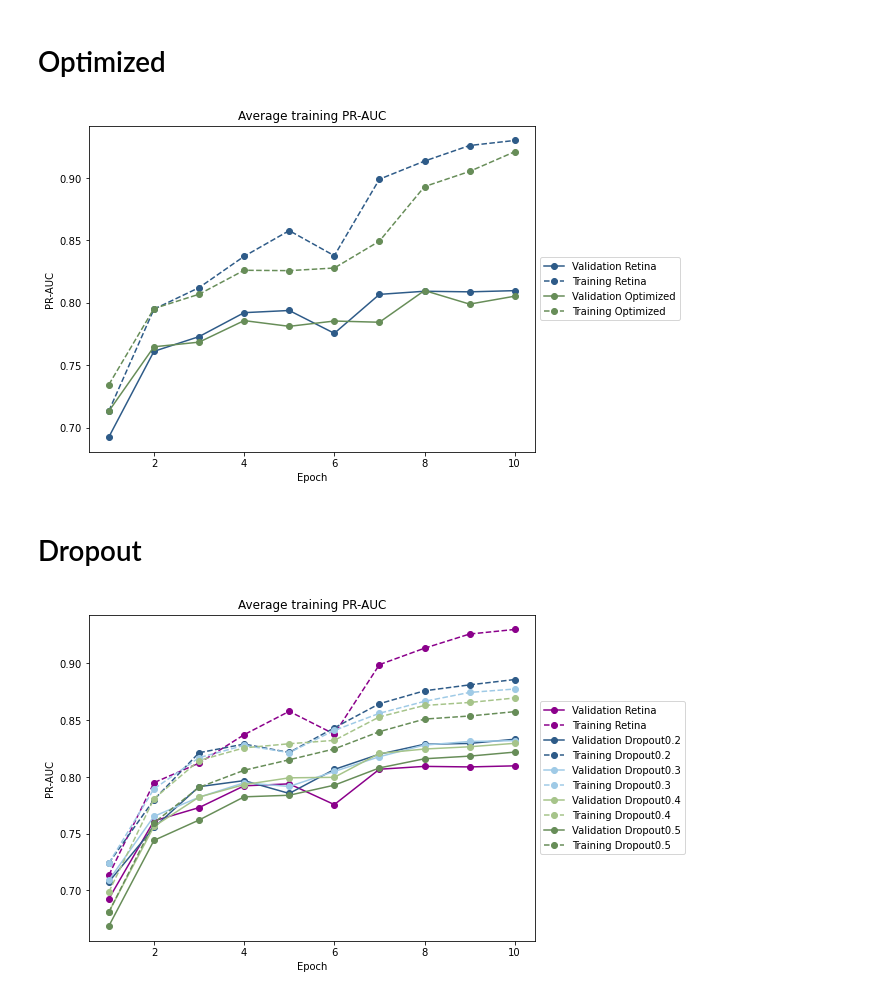
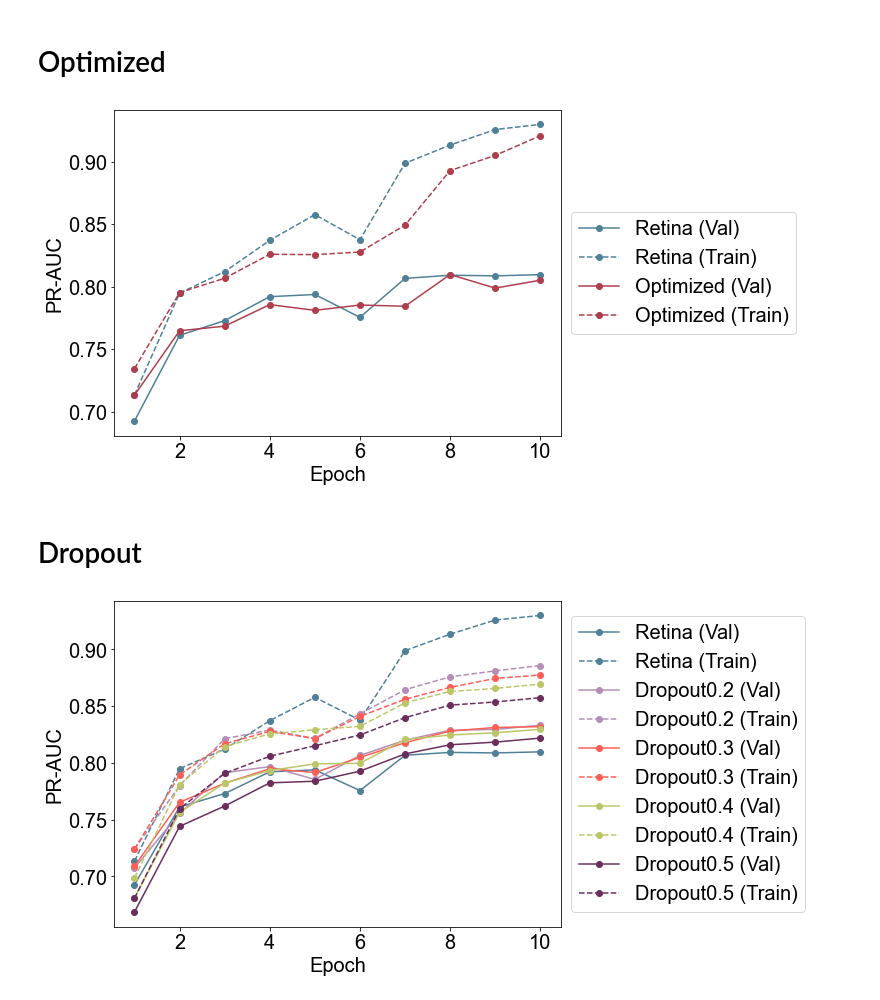
Before and after one commit to tabeariepe/Retina-SpliceAI, a Jupyter notebook: figures_and_tables/PR_AUC_plots.ipynb, the cells around one changed output. Drawn from its saved outputs; the diff is of its cells as text; code cells hidden in the pictures.

```diff
--- a/figures_and_tables/PR_AUC_plots.ipynb
+++ b/figures_and_tables/PR_AUC_plots.ipynb
@@ -54,8 +54,8 @@ def plot_metric(acceptor_val, donor_val, acceptor_train, donor_train, model_num,
     validation = [(x + y) / 2 for x, y in zip(acceptor_val, donor_val)]
     training = [(x + y) / 2 for x, y in zip(acceptor_train, donor_train)]
 
-    ax.plot(x, validation, label='Validation ' + str(model_num), color=color, marker='o')
-    ax.plot(x, training, label='Training ' + str(model_num), color=color, marker='o', linestyle='dashed')
+    ax.plot(x, validation, label=str(model_num) + ' (Val)', color=color, marker='o')
+    ax.plot(x, training, label= str(model_num) + ' (Train)', color=color, marker='o', linestyle='dashed')
 
     return ax
 
@@ -173,40 +173,41 @@ models = ['SpliceAI_standard_retina', 'SpliceAI_optimized_retina']
 # get the auc for each model
 auc = []
 for model in models:
     model1 = get_auc(path + model + str(1) + '.txt')
     model2 = get_auc(path + model + str(2) + '.txt')
     model3 = get_auc(path + model + str(3) + '.txt')
     model4 = get_auc(path + model + str(4) + '.txt')
     model5 = get_auc(path + model + str(5) + '.txt')
 
     out = []
 
     for i in range(len(model1)):
         out.append(mean_of_lists(model1[i], model2[i], model3[i], model4[i], model5[i]))
 
     auc.append(out)
 
+colors = ['#4E8098', '#AF3E4D']
+
 for i, color, name in zip(auc, colors, ['Retina','Optimized']):
     ax = plot_metric(i[0], i[1], i[2], i[3], name, color, ax=ax)
 
 # Shrink current axis by 20%
 box = ax.get_position()
 ax.set_position([box.x0, box.y0, box.width * 0.8, box.height])
 
 # Put a legend to the right of the current axis
 ax.legend(loc='center left', bbox_to_anchor=(1, 0.5))
 ax.set_xlabel('Epoch')
 ax.set_ylabel('PR-AUC')
-ax.set_title('Average training PR-AUC')
 plt.savefig('Optimized_AUC.svg')
 plt.show()
 # %% [output]
-[figure, old version]
+[figure, new version]
 # %% [markdown]
 # Dropout
 # %%
 # Define colors for each file
-colors = ['#8B008B','#2E5B88', '#9FCAE6', '#A6C48A', '#678D58']
+colors = ['#4E8098','#B58DB6', '#FE5F55', '#BDC667', '#6B2D5C']
 
 # import the data
 path = '../output_train/'
@@ -242,8 +243,7 @@ ax.set_position([box.x0, box.y0, box.width * 0.8, box.height])
 ax.legend(loc='center left', bbox_to_anchor=(1, 0.5))
 ax.set_xlabel('Epoch')
 ax.set_ylabel('PR-AUC')
-ax.set_title('Average training PR-AUC')
 plt.savefig('Dropout_AUC.svg')
 plt.show()
 # %% [output]
-[figure, old version]
+[figure, new version]
```
Also changed, not shown: parts of 1 cell of this notebook, 2 other files.
